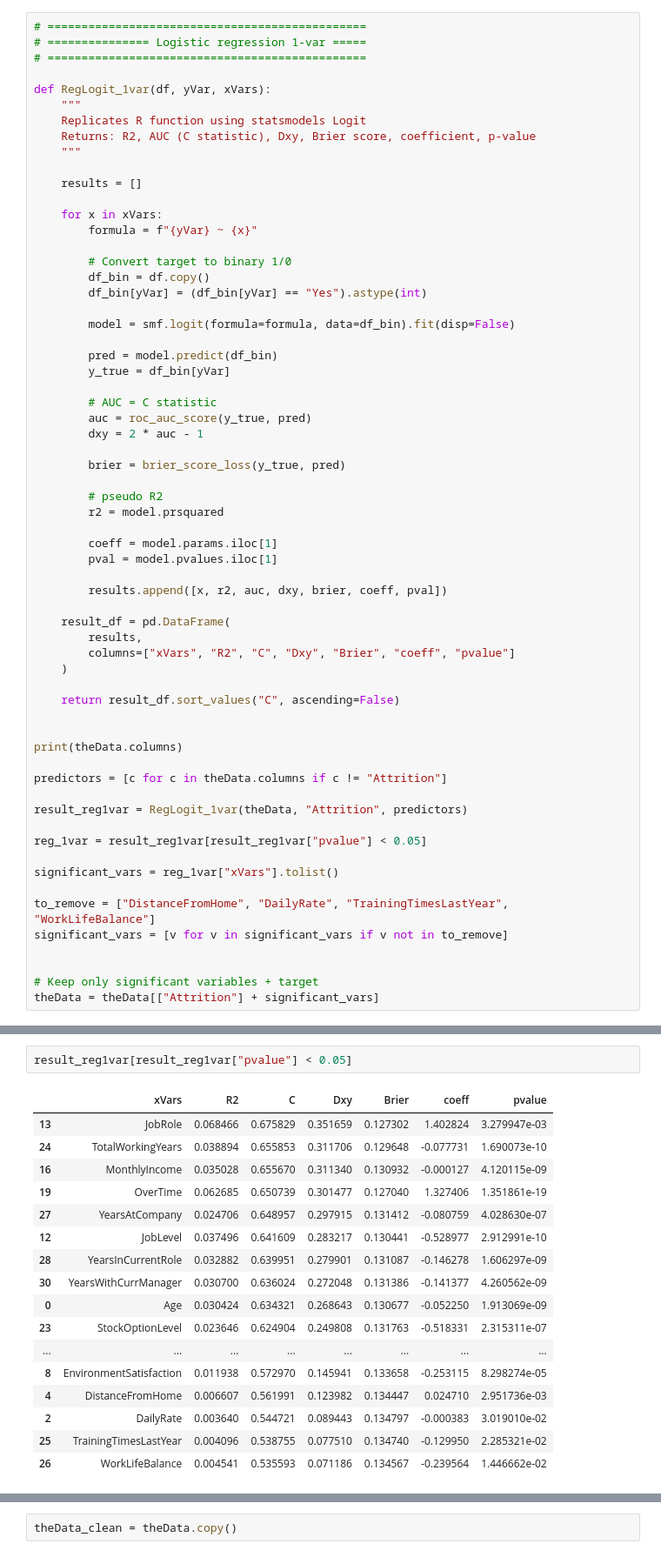
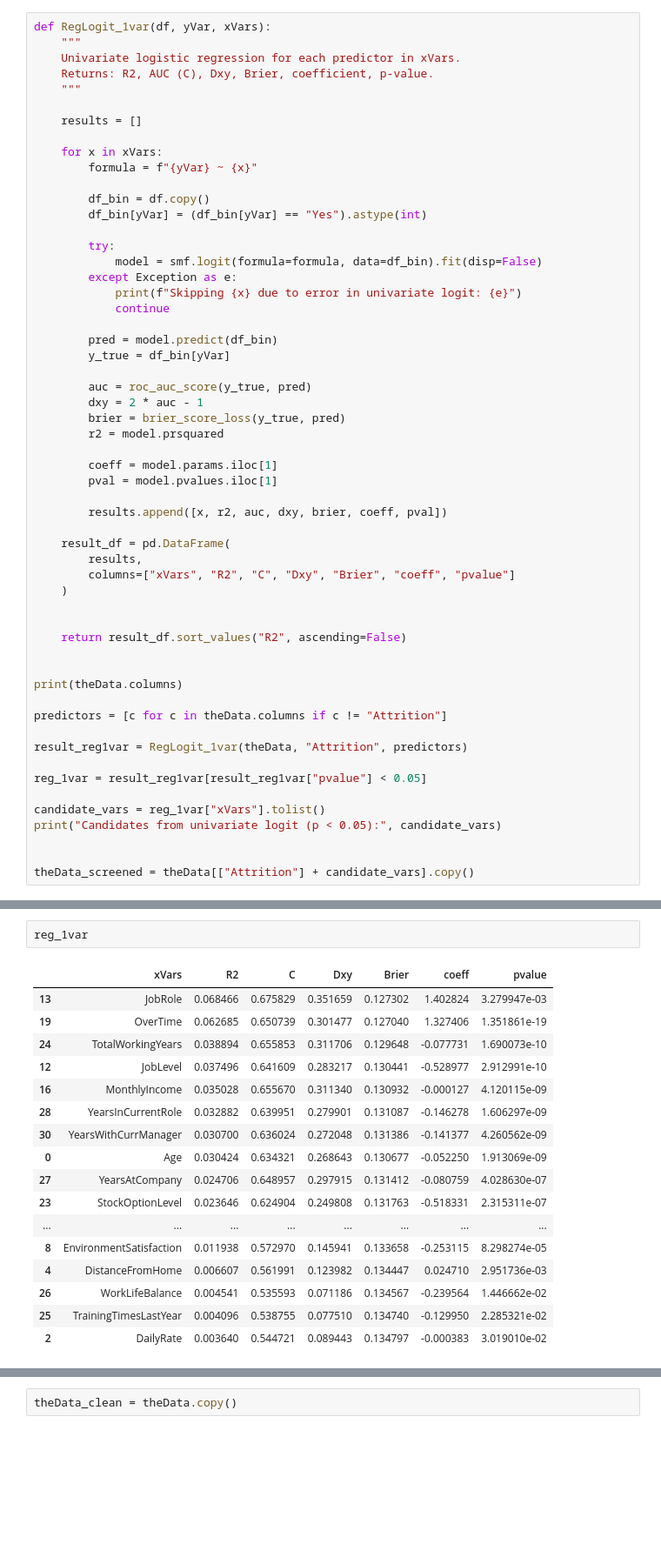
Before and after one commit to MoskwaIga/VA_Project, a Jupyter notebook: Project.ipynb, the cells around one changed output, grey strips where cells are left out. Shown at 87% size. Saved outputs shown, nothing was run; the diff lists cells and outputs as text; blank space fills up the shorter version.

```diff
--- a/Project.ipynb
+++ b/Project.ipynb
@@ -243,14 +251,10 @@ plt.show()
 # %% [output]
 [figure]
 # %%
-# ===============================================
-# =============== Logistic regression 1-var =====
-# ===============================================
-
 def RegLogit_1var(df, yVar, xVars):
     """
-    Replicates R function using statsmodels Logit
-    Returns: R2, AUC (C statistic), Dxy, Brier score, coefficient, p-value
+    Univariate logistic regression for each predictor in xVars.
+    Returns: R2, AUC (C), Dxy, Brier, coefficient, p-value.
     """
 
     results = []
@@ -258,22 +262,21 @@ def RegLogit_1var(df, yVar, xVars):
     for x in xVars:
         formula = f"{yVar} ~ {x}"
 
-        # Convert target to binary 1/0
         df_bin = df.copy()
         df_bin[yVar] = (df_bin[yVar] == "Yes").astype(int)
 
-        model = smf.logit(formula=formula, data=df_bin).fit(disp=False)
+        try:
+            model = smf.logit(formula=formula, data=df_bin).fit(disp=False)
+        except Exception as e:
+            print(f"Skipping {x} due to error in univariate logit: {e}")
+            continue
 
         pred = model.predict(df_bin)
         y_true = df_bin[yVar]
 
-        # AUC = C statistic
         auc = roc_auc_score(y_true, pred)
         dxy = 2 * auc - 1
-
         brier = brier_score_loss(y_true, pred)
-
-        # pseudo R2
         r2 = model.prsquared
 
         coeff = model.params.iloc[1]
@@ -286,7 +289,8 @@ def RegLogit_1var(df, yVar, xVars):
         columns=["xVars", "R2", "C", "Dxy", "Brier", "coeff", "pvalue"]
     )
 
-    return result_df.sort_values("C", ascending=False)
+
+    return result_df.sort_values("R2", ascending=False)
 
 
 print(theData.columns)
@@ -297,14 +301,11 @@ result_reg1var = RegLogit_1var(theData, "Attrition", predictors)
 
 reg_1var = result_reg1var[result_reg1var["pvalue"] < 0.05]
 
-significant_vars = reg_1var["xVars"].tolist()
-
-to_remove = ["DistanceFromHome", "DailyRate", "TrainingTimesLastYear", "WorkLifeBalance"]
-significant_vars = [v for v in significant_vars if v not in to_remove]
+candidate_vars = reg_1var["xVars"].tolist()
+print("Candidates from univariate logit (p < 0.05):", candidate_vars)
 
 
-# Keep only significant variables + target
-theData = theData[["Attrition"] + significant_vars]
+theData_screened = theData[["Attrition"] + candidate_vars].copy()
 # %% [output]
 Index(['Age', 'Attrition', 'BusinessTravel', 'DailyRate', 'Department',
        'DistanceFromHome', 'Education', 'EducationField', 'EmployeeNumber',
@@ -319,23 +321,23 @@ Index(['Age', 'Attrition', 'BusinessTravel', 'DailyRate', 'Department',
 # %%
-result_reg1var[result_reg1var["pvalue"] < 0.05]
+reg_1var
 # %% [output]
 |  | xVars | R2 | C | Dxy | Brier | coeff | pvalue |
 | 13 | JobRole | 0.068466 | 0.675829 | 0.351659 | 0.127302 | 1.402824 | 3.279947e-03 |
+| 19 | OverTime | 0.062685 | 0.650739 | 0.301477 | 0.127040 | 1.327406 | 1.351861e-19 |
 | 24 | TotalWorkingYears | 0.038894 | 0.655853 | 0.311706 | 0.129648 | -0.077731 | 1.690073e-10 |
+| 12 | JobLevel | 0.037496 | 0.641609 | 0.283217 | 0.130441 | -0.528977 | 2.912991e-10 |
 | 16 | MonthlyIncome | 0.035028 | 0.655670 | 0.311340 | 0.130932 | -0.000127 | 4.120115e-09 |
-| 19 | OverTime | 0.062685 | 0.650739 | 0.301477 | 0.127040 | 1.327406 | 1.351861e-19 |
-| 27 | YearsAtCompany | 0.024706 | 0.648957 | 0.297915 | 0.131412 | -0.080759 | 4.028630e-07 |
-| 12 | JobLevel | 0.037496 | 0.641609 | 0.283217 | 0.130441 | -0.528977 | 2.912991e-10 |
 | 28 | YearsInCurrentRole | 0.032882 | 0.639951 | 0.279901 | 0.131087 | -0.146278 | 1.606297e-09 |
 | 30 | YearsWithCurrManager | 0.030700 | 0.636024 | 0.272048 | 0.131386 | -0.141377 | 4.260562e-09 |
 | 0 | Age | 0.030424 | 0.634321 | 0.268643 | 0.130677 | -0.052250 | 1.913069e-09 |
+| 27 | YearsAtCompany | 0.024706 | 0.648957 | 0.297915 | 0.131412 | -0.080759 | 4.028630e-07 |
 | 23 | StockOptionLevel | 0.023646 | 0.624904 | 0.249808 | 0.131763 | -0.518331 | 2.315311e-07 |
 | ... | ... | ... | ... | ... | ... | ... | ... |
 | 8 | EnvironmentSatisfaction | 0.011938 | 0.572970 | 0.145941 | 0.133658 | -0.253115 | 8.298274e-05 |
 | 4 | DistanceFromHome | 0.006607 | 0.561991 | 0.123982 | 0.134447 | 0.024710 | 2.951736e-03 |
+| 26 | WorkLifeBalance | 0.004541 | 0.535593 | 0.071186 | 0.134567 | -0.239564 | 1.446662e-02 |
+| 25 | TrainingTimesLastYear | 0.004096 | 0.538755 | 0.077510 | 0.134740 | -0.129950 | 2.285321e-02 |
 | 2 | DailyRate | 0.003640 | 0.544721 | 0.089443 | 0.134797 | -0.000383 | 3.019010e-02 |
-| 25 | TrainingTimesLastYear | 0.004096 | 0.538755 | 0.077510 | 0.134740 | -0.129950 | 2.285321e-02 |
-| 26 | WorkLifeBalance | 0.004541 | 0.535593 | 0.071186 | 0.134567 | -0.239564 | 1.446662e-02 |
 # %%
 theData
 # %% [output]
```
Also changed, not shown: parts of 13 cells of this notebook, 5 other files.
